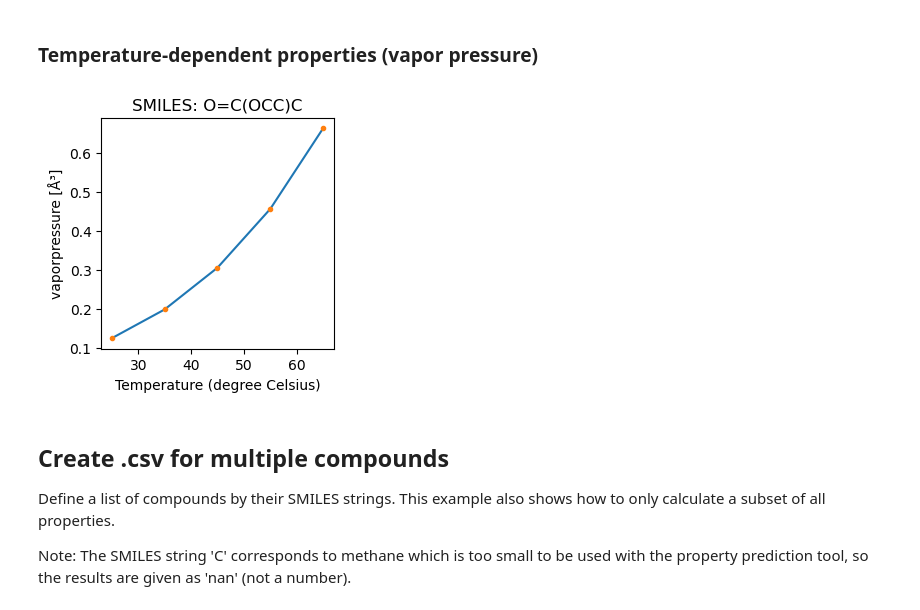
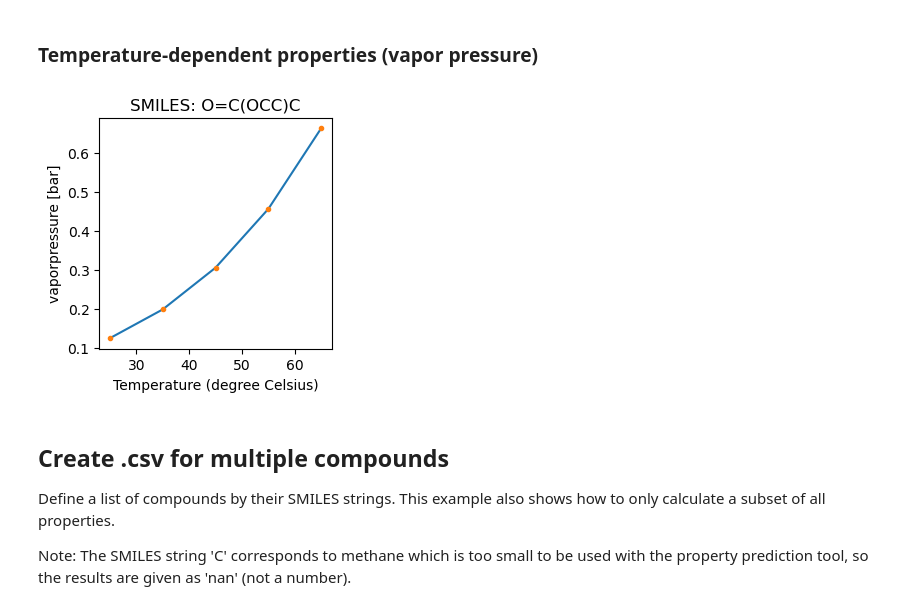
Before and after one commit to patrickmelix/PLAMS, a Jupyter notebook: doc/source/examples/PropertyPrediction/property_prediction.ipynb, the cells around one changed output. Drawn from its saved outputs; the diff is of its cells as text; code cells hidden in the pictures.

Commit message:
Automatic Sync from SCM-svn to GitHub syncing the following commits: MattiHellstrom: fix incorrect unit prop pred example SCMSUITE-- SO--

```diff
--- a/doc/source/examples/PropertyPrediction/property_prediction.ipynb
+++ b/doc/source/examples/PropertyPrediction/property_prediction.ipynb
@@ -50,17 +50,18 @@ vdwvol              : 89.171 Å³
 ### Temperature-dependent properties (vapor pressure)
 # %%
 prop = 'vaporpressure'
+unit = pyCRS.PropPred.units[prop]
 temperatures_K, vaporpressures = zip(*mol.properties_tdep[prop])
 temperatures_C = [t - 273.15 for t in temperatures_K]  # convert to Celsius
 
 plt.figure(figsize=(3,3))
 plt.plot(temperatures_C, vaporpressures)
 plt.plot(temperatures_C, vaporpressures, '.')
 plt.xlabel("Temperature (degree Celsius)")
 plt.title(f'SMILES: {smiles}')
 plt.ylabel(f"{prop} [{unit}]");
 # %% [output]
-[figure, old version]
+[figure, new version]
 # %% [markdown]
 ## Create .csv for multiple compounds
 
```
Also changed, not shown: 4 other files.
